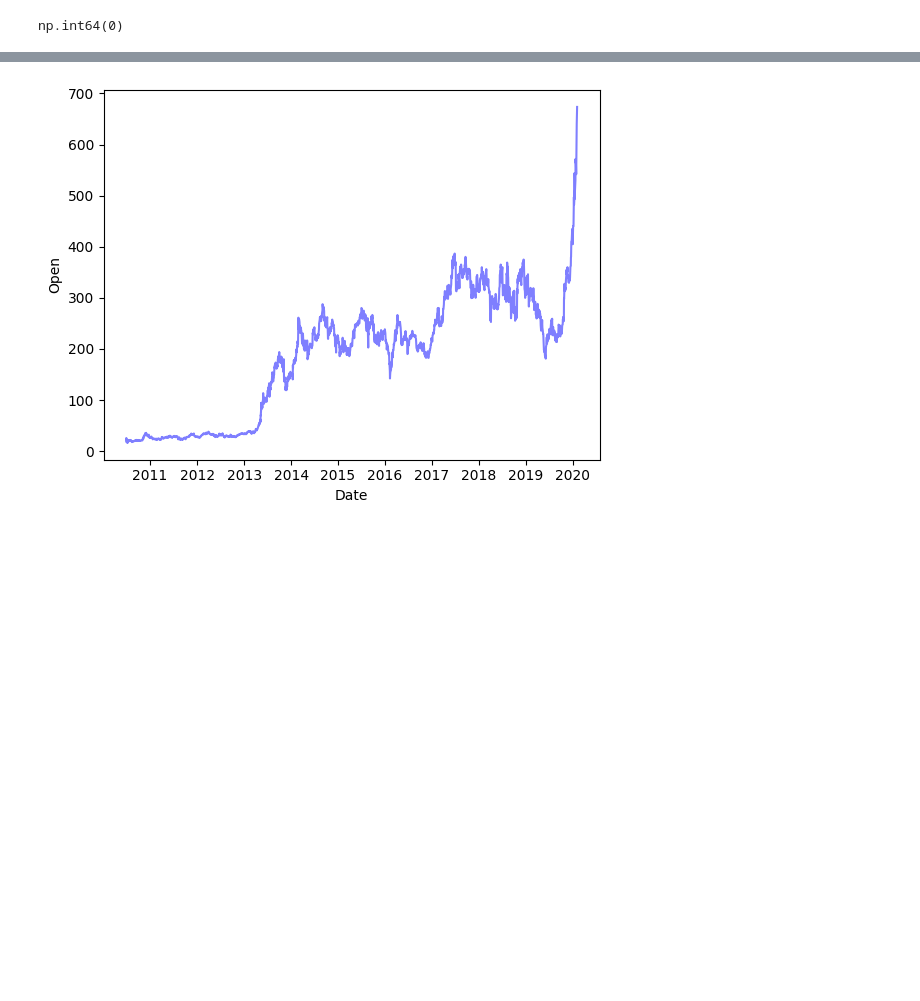
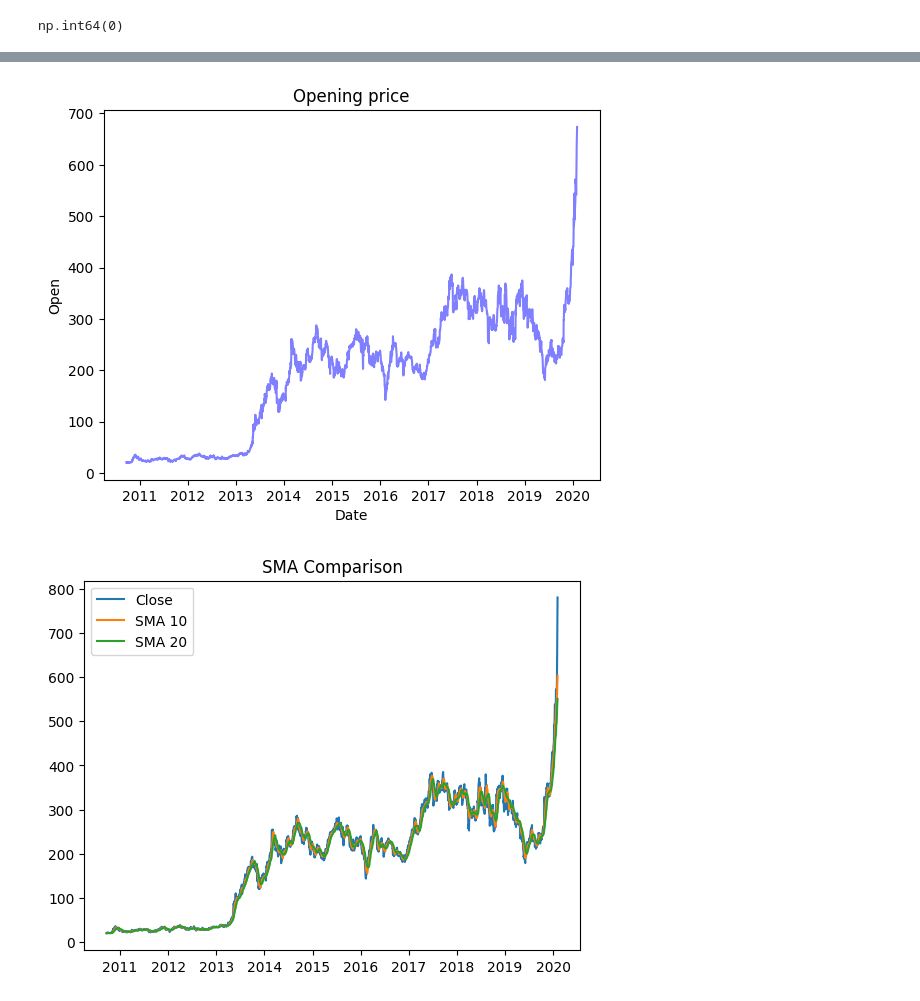
Before and after one commit to vijais0604-cloud/Tesla-stock-prediction, a Jupyter notebook: Tesla stock prediction.ipynb, the cells around one changed output, grey strips where cells are left out. Cells and saved outputs as stored; diff of their text form; code cells hidden in the pictures; blank space fills up the shorter version.

```diff
--- a/Tesla stock prediction.ipynb
+++ b/Tesla stock prediction.ipynb
@@ -64,6 +129,16 @@ plt.show()
 plt.plot(df["Date"],df["Open"],color="blue",alpha=0.5)
 plt.xlabel("Date")
 plt.ylabel("Open")
+plt.title("Opening price")
 plt.show()
 # %% [output]
-[figure, old version]
+[figure, new version]
+# %%
+plt.plot(df["Date"], df["Close"], label="Close")
+plt.plot(df["Date"], df["SMA-10"], label="SMA 10")
+plt.plot(df["Date"], df["SMA-20"], label="SMA 20")
+plt.title("SMA Comparison")
+plt.legend()
+plt.show()
+# %% [output]
+[figure, added]
```
Also changed, not shown: parts of 14 cells of this notebook, 1 other file.
